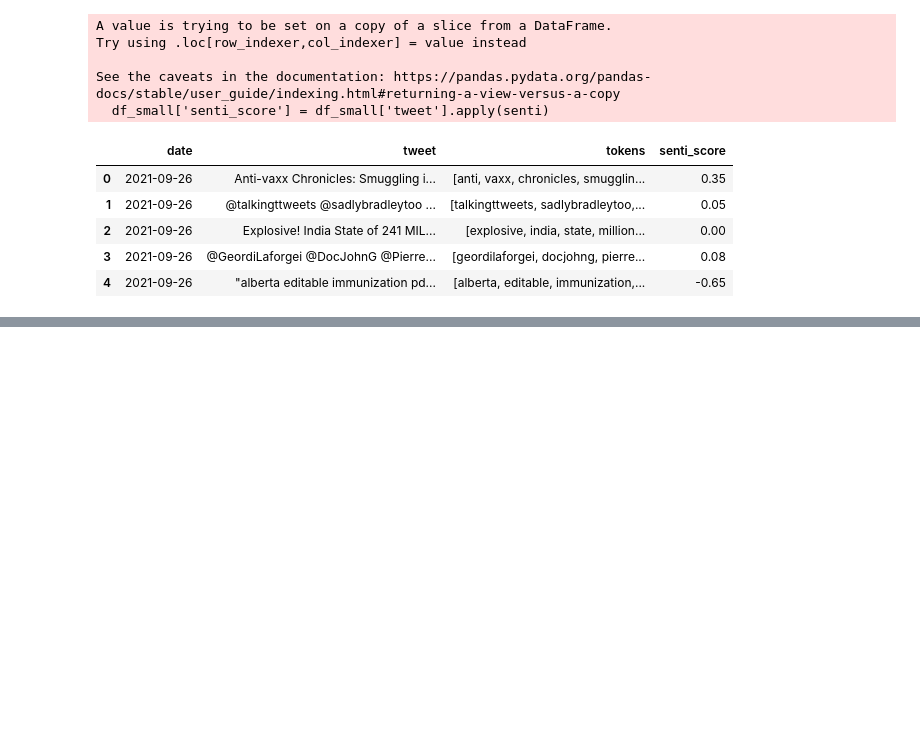
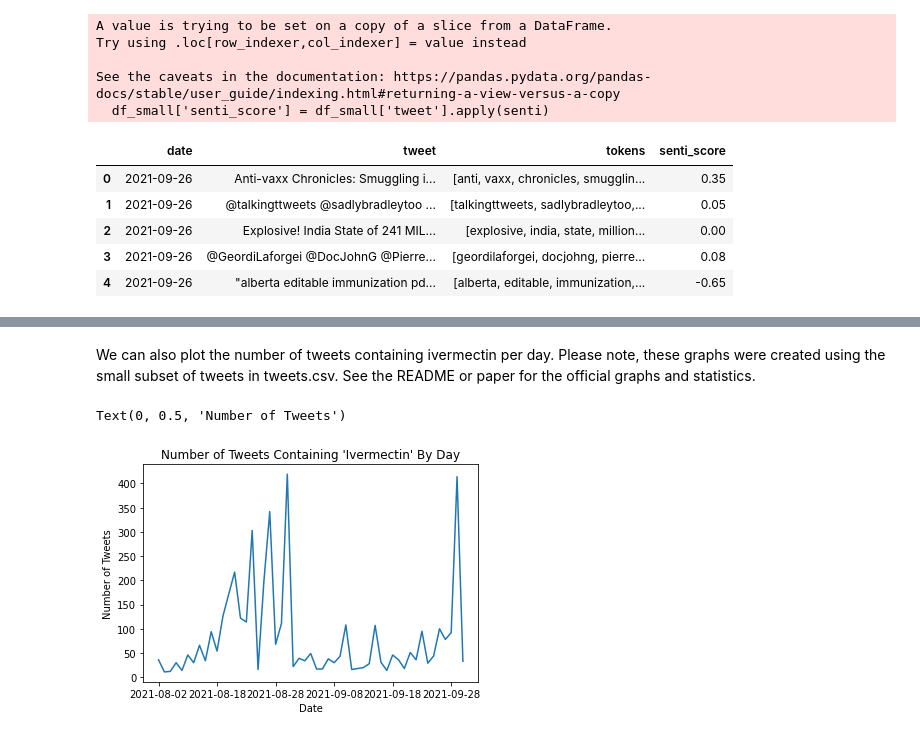
Before and after one commit to macs30200-s22/replication-materials-atowey-uchi, a Jupyter notebook: sentiment_analysis.ipynb, the cells around one changed output, grey strips where cells are left out. Saved outputs shown, nothing was run; the diff lists cells and outputs as text; code cells hidden in the pictures; blank space fills up the shorter version.

```diff
--- a/sentiment_analysis.ipynb
+++ b/sentiment_analysis.ipynb
@@ -116,0 +129,11 @@ df_grouped.plot(use_index=True)
+# %%
+df_2 = df_small.groupby('date').size()
+# %% [markdown]
+We can also plot the number of tweets containing ivermectin per day. Please note, these graphs were created using the small subset of tweets in tweets.csv. See the README or paper for the official graphs and statistics.
+# %%
+ax2 = df_2.plot(title="Number of Tweets Containing 'Ivermectin' By Day")
+ax2.set_xlabel("Date")
+ax2.set_ylabel("Number of Tweets")
+# %% [output]
+Text(0, 0.5, 'Number of Tweets')
+[figure, added]
```
Also changed, not shown: parts of 9 cells of this notebook.
